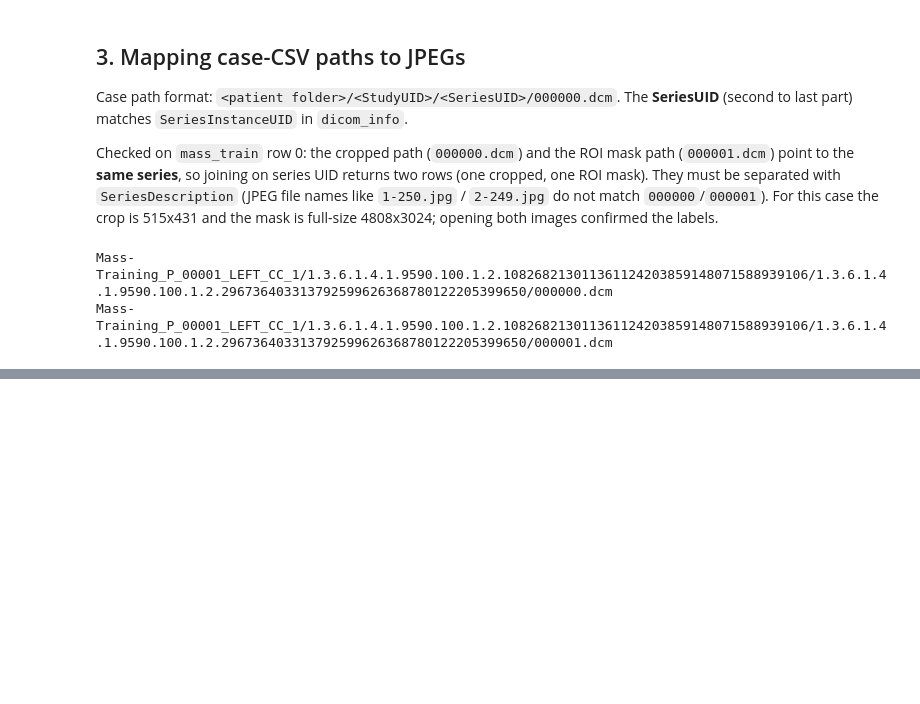
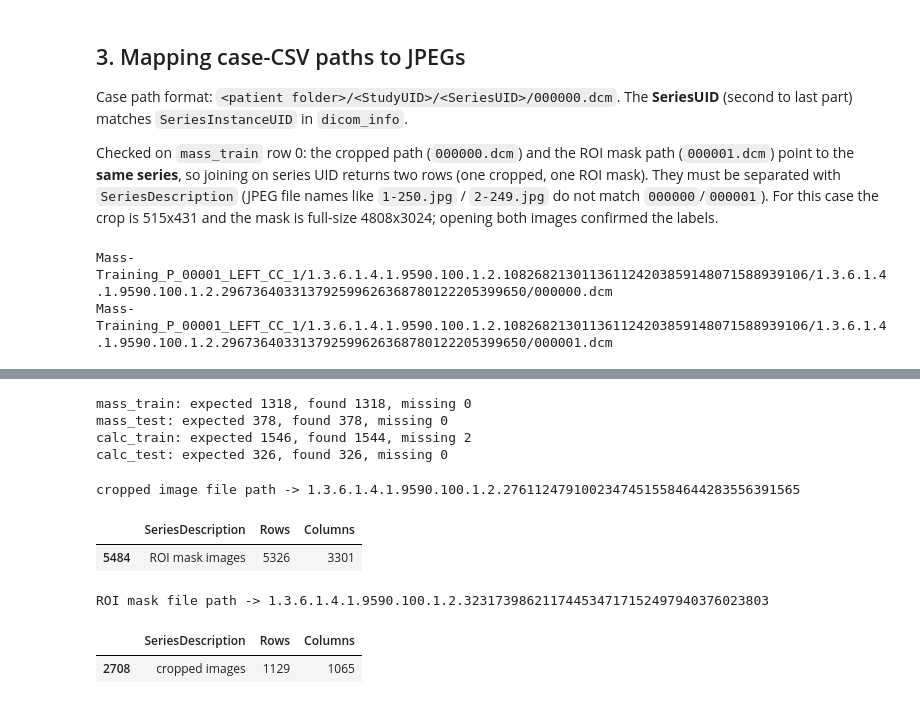
Before and after one commit to samfern-creator/cbis-ddsm-mlops, a Jupyter notebook: notebooks/01_explore.ipynb, the cells around one changed output, grey strips where cells are left out. Drawn from its saved outputs; the diff is of its cells as text; code cells hidden in the pictures; blank space fills up the shorter version.

```diff
--- a/notebooks/01_explore.ipynb
+++ b/notebooks/01_explore.ipynb
@@ -174,0 +186,32 @@ cropped images 2-249.jpg (431, 515) exists: True
+# %%
+# Series UIDs that have a 'cropped images' row in dicom_info
+crop_uids = set(
+    dicom.loc[dicom['SeriesDescription'] == 'cropped images', 'SeriesInstanceUID']
+)
+
+for name, case_df in [('mass_train', mass_train), ('mass_test', mass_test),
+                      ('calc_train', calc_train), ('calc_test', calc_test)]:
+    # series UID = second-to-last piece of the cropped image path
+    uids = case_df['cropped image file path'].str.strip().str.split('/').str[-2]
+    found = uids.isin(crop_uids)
+    print(f"{name}: expected {len(case_df)}, found {found.sum()}, missing {(~found).sum()}")
+# %% [output]
+mass_train: expected 1318, found 1318, missing 0
+mass_test: expected 378, found 378, missing 0
+calc_train: expected 1546, found 1544, missing 2
+calc_test: expected 326, found 326, missing 0
+# %%
+row = calc_train.loc[344]
+
+for col in ['cropped image file path', 'ROI mask file path']:
+    uid = row[col].strip().split('/')[-2]
+    print(col, '->', uid)
+    display(dicom.loc[dicom['SeriesInstanceUID'] == uid,
+                      ['SeriesDescription', 'Rows', 'Columns']])
+# %% [output]
+cropped image file path -> 1.3.6.1.4.1.9590.100.1.2.27611247910023474515584644283556391565
+|  | SeriesDescription | Rows | Columns |
+| 5484 | ROI mask images | 5326 | 3301 |
+ROI mask file path -> 1.3.6.1.4.1.9590.100.1.2.323173986211744534717152497940376023803
+|  | SeriesDescription | Rows | Columns |
+| 2708 | cropped images | 1129 | 1065 |
```
Also changed, not shown: parts of 16 cells of this notebook.
